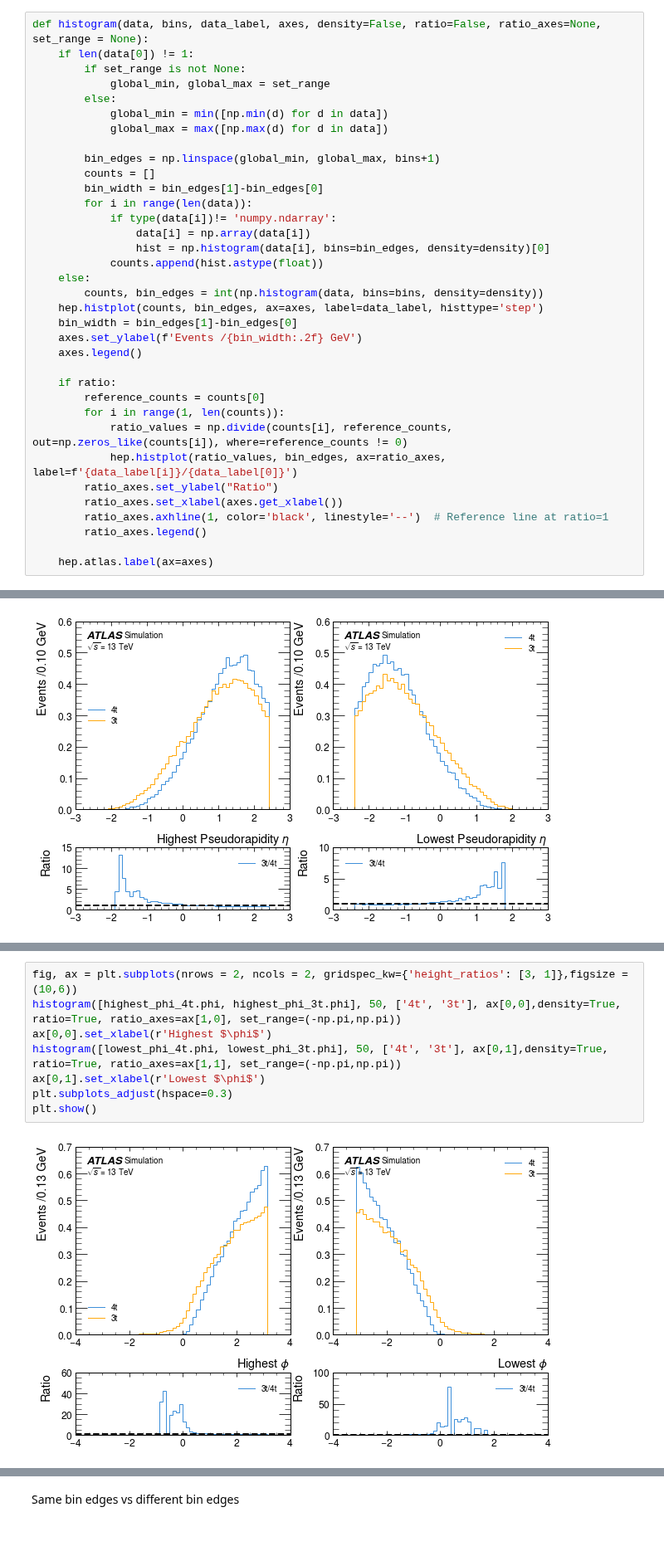
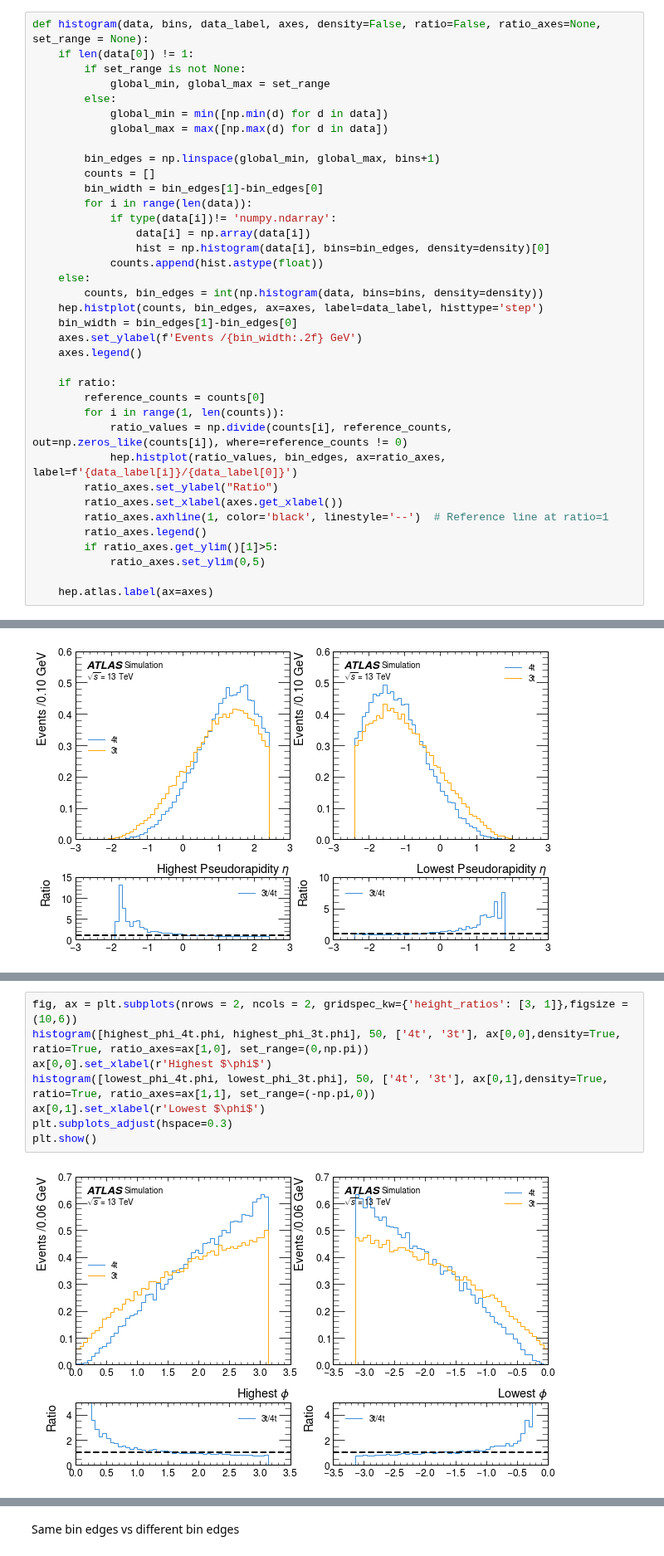
Before and after one commit to archiebrooks02/MPHYS-4Top, a Jupyter notebook: 3v4_partonic.ipynb, the cells around one changed output, grey strips where cells are left out. Shown at 83% size. Drawn from its saved outputs; the diff is of its cells as text.

```diff
--- a/3v4_partonic.ipynb
+++ b/3v4_partonic.ipynb
@@ -47,6 +47,8 @@ def histogram(data, bins, data_label, axes, density=False, ratio=False, ratio_ax
         ratio_axes.set_xlabel(axes.get_xlabel())
         ratio_axes.axhline(1, color='black', linestyle='--')  # Reference line at ratio=1
         ratio_axes.legend()
+        if ratio_axes.get_ylim()[1]>5:
+            ratio_axes.set_ylim(0,5)
 
     hep.atlas.label(ax=axes)
 # %% [markdown]
@@ -326,10 +371,10 @@ plt.show()
 # %%
 fig, ax = plt.subplots(nrows = 2, ncols = 2, gridspec_kw={'height_ratios': [3, 1]},figsize = (10,6))
-histogram([highest_phi_4t.phi, highest_phi_3t.phi], 50, ['4t', '3t'], ax[0,0],density=True, ratio=True, ratio_axes=ax[1,0], set_range=(-np.pi,np.pi))
+histogram([highest_phi_4t.phi, highest_phi_3t.phi], 50, ['4t', '3t'], ax[0,0],density=True, ratio=True, ratio_axes=ax[1,0], set_range=(0,np.pi))
 ax[0,0].set_xlabel(r'Highest $\phi$')
-histogram([lowest_phi_4t.phi, lowest_phi_3t.phi], 50, ['4t', '3t'], ax[0,1],density=True, ratio=True, ratio_axes=ax[1,1], set_range=(-np.pi,np.pi))
+histogram([lowest_phi_4t.phi, lowest_phi_3t.phi], 50, ['4t', '3t'], ax[0,1],density=True, ratio=True, ratio_axes=ax[1,1], set_range=(-np.pi,0))
 ax[0,1].set_xlabel(r'Lowest $\phi$')
 plt.subplots_adjust(hspace=0.3)
 plt.show()
 # %% [output]
-[figure, old version]
+[figure, new version]
```
Also changed, not shown: parts of 8 cells of this notebook, 1 other file.
